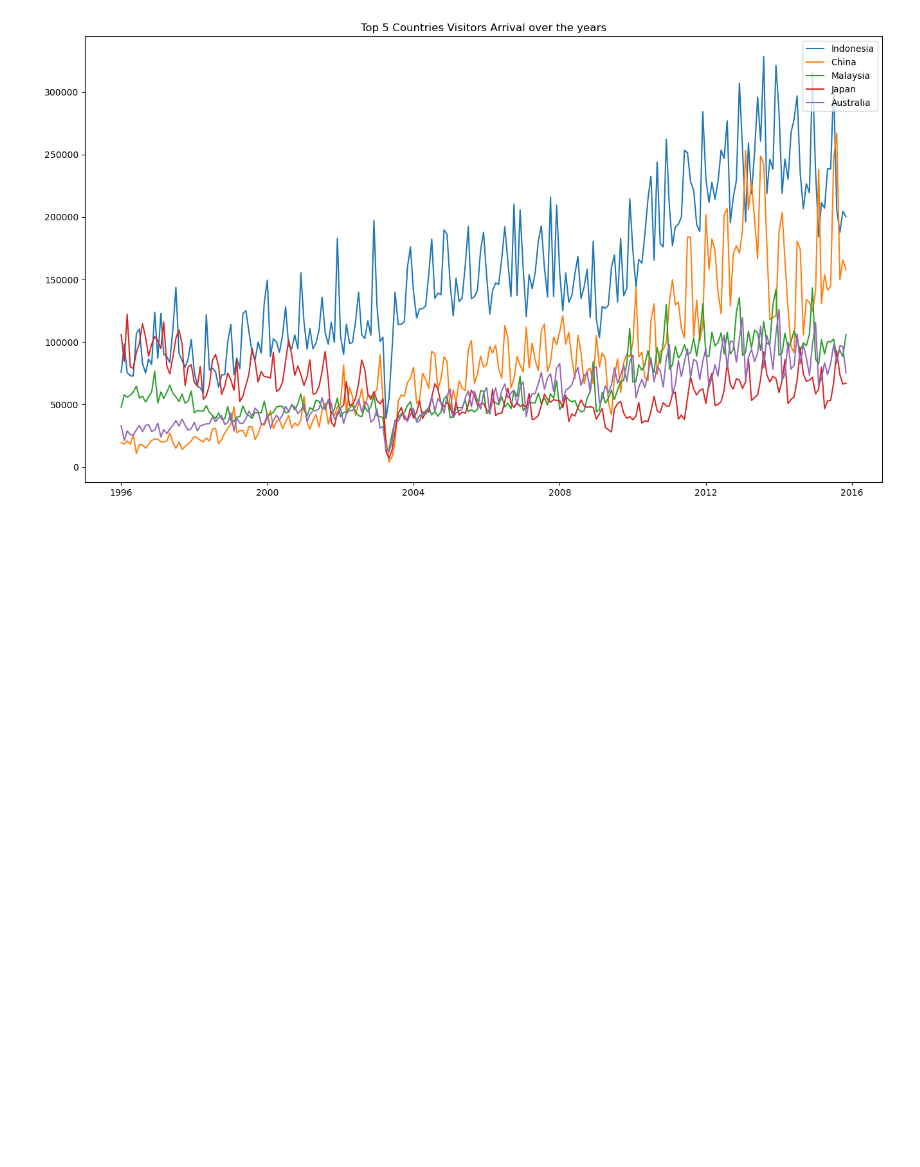
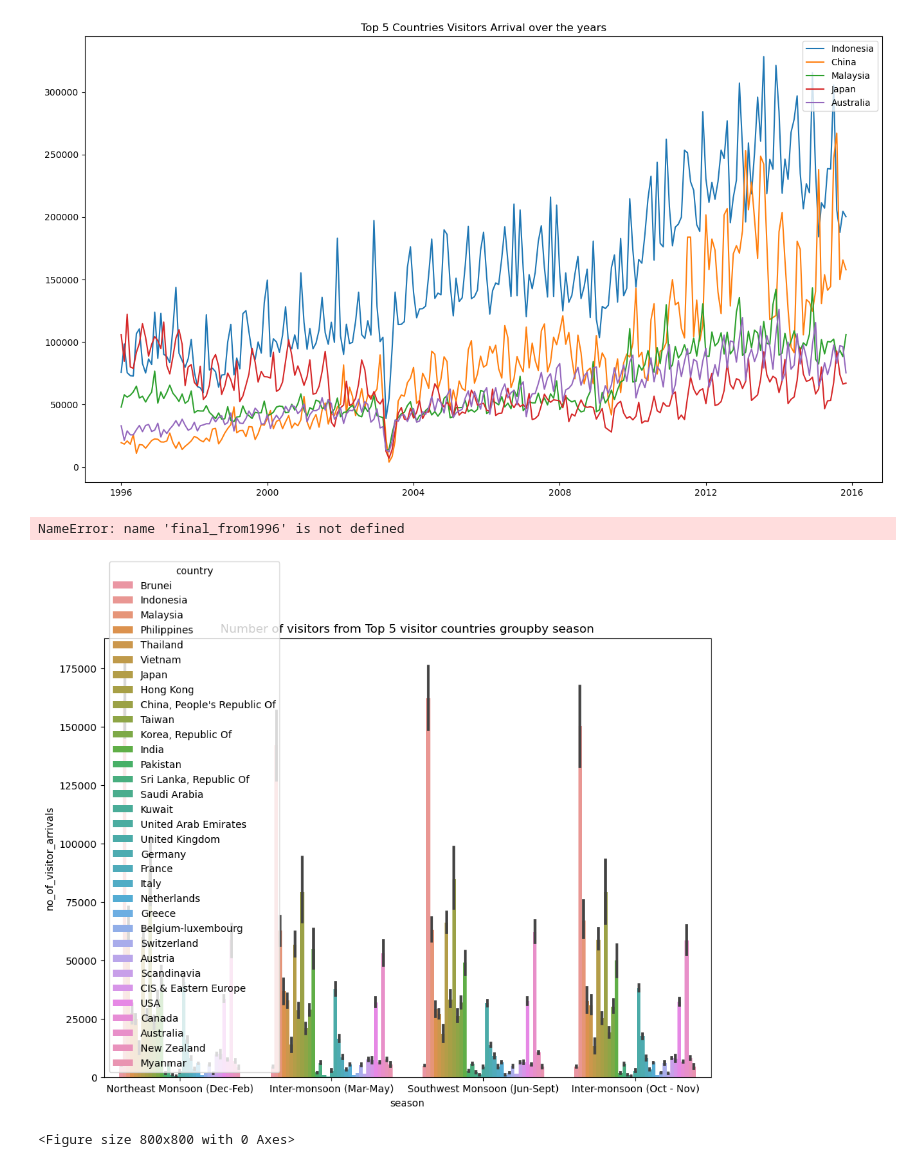
Before and after one commit to lishing/ga_project1_dsif9, a Jupyter notebook: Untitled.ipynb, the cells around one changed output. Cells and saved outputs as stored; diff of their text form; code cells hidden in the pictures; blank space fills up the shorter version.

```diff
--- a/Untitled.ipynb
+++ b/Untitled.ipynb
@@ -1066,6 +1037,18 @@ top_5 = ['Indonesia',"China, People's Republic Of", 'Malaysia', 'Japan', 'Austra
 # how to filter by the number of countries and plot ?
 # %%
 visitors_df['country']
+# %%
+plt.figure(figsize=(11,8))
+sns.barplot(x="season", y="no_of_visitor_arrivals", hue="country", data=visitors_df)
+plt.title('Number of visitors from Top 5 visitor countries groupby season')
+plt.figure(figsize=(8,8))
+(final_from1996.groupby(['month']).sum().sort_values(by='rainy_month').plot.bar(y = 'rainy_month') )
+plt.title('For each month, how many times number of rainy days with more than 11days in ascending order')
+plt.show()
+# %% [output]
+NameError: name 'final_from1996' is not defined
+[figure, added]
+<Figure size 800x800 with 0 Axes>
 # %%
 plt.figure(figsize=(30,24))
 sns.catplot(data=visitors_df, x='region', y='no_of_visitor_arrivals', hue='decade', palette='husl',kind='bar', height=4, aspect=1)
```
Also changed, not shown: parts of 8 cells of this notebook, 2 other files.
